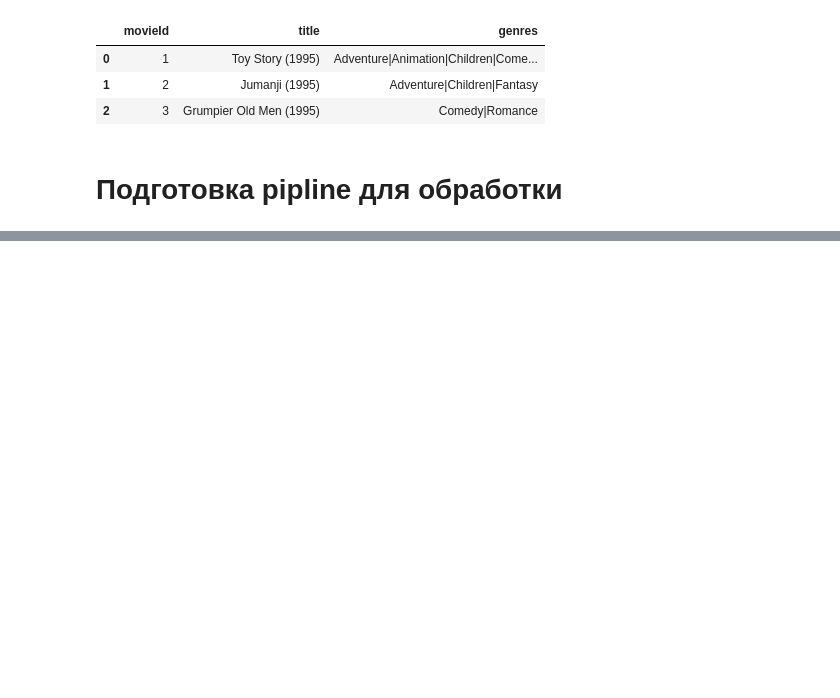
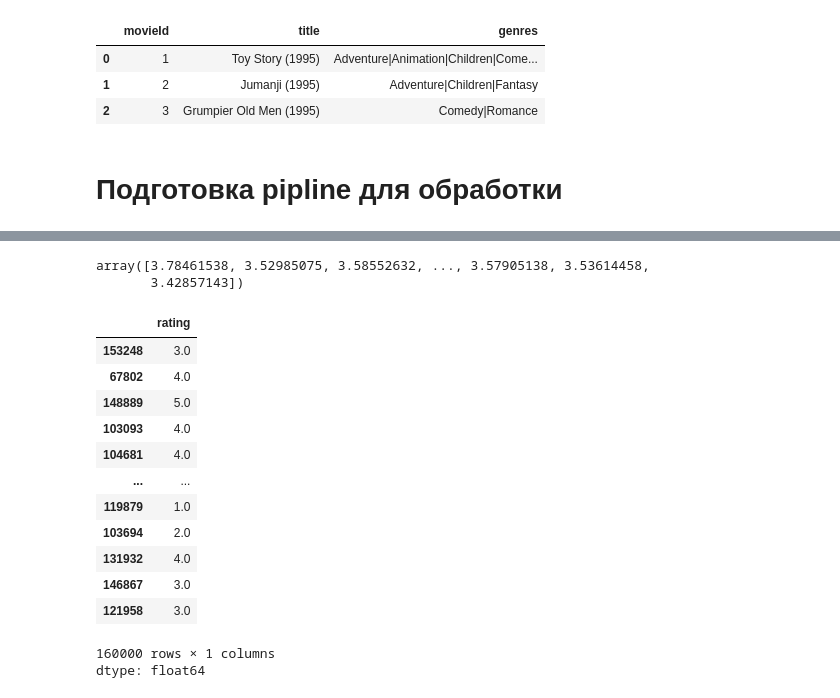
Before and after one commit to aleks-haksly/Simulative, a Jupyter notebook: ML/recomendation.ipynb, the cells around one changed output, grey strips where cells are left out. Saved outputs shown, nothing was run; the diff lists cells and outputs as text; code cells hidden in the pictures; blank space fills up the shorter version.

```diff
--- a/ML/recomendation.ipynb
+++ b/ML/recomendation.ipynb
@@ -180,7 +180,5 @@ X_train, X_test, y_train, y_test = train_test_split(
     X_,
     y_,
     test_size=0.2, # <--- Доля теста к тотал данным
-    shuffle=False  # <--- Мешать ли данные или делить по индексам
+    random_state=42  # <--- Мешать ли данные или делить по индексам
 )
-
-X_train
@@ -201,10 +185,12 @@ X_train
 # %%
 def evalueate_model(y_predicted, y_true):
-  return pd.DataFrame(
-      {
+  result = pd.DataFrame.from_dict({
           "MAE": mean_absolute_error(y_predicted, y_true),
           "MSE": mean_squared_error(y_predicted, y_true),
           "MAPE": mean_absolute_percentage_error(y_predicted, y_true),
-          "R2_score": r2_score(y_predicted, y_true)
-      }
-  )
+          "R2_score": r2_score(y_true, y_predicted )
+  },
+  orient='index', columns=['value'])
+  return result
+# %%
+evalueate_model(pipe.fit(X_train, y_train).predict(X_train), y_train)
@@ -210,0 +203,22 @@ def evalueate_model(y_predicted, y_true):
+# %%
+pipe.fit(X_train, y_train).predict(X_train)
+# %% [output]
+array([3.78461538, 3.52985075, 3.58552632, ..., 3.57905138, 3.53614458,
+       3.42857143])
+# %%
+y_train
+# %% [output]
+|  | rating |
+| 153248 | 3.0 |
+| 67802 | 4.0 |
+| 148889 | 5.0 |
+| 103093 | 4.0 |
+| 104681 | 4.0 |
+| ... | ... |
+| 119879 | 1.0 |
+| 103694 | 2.0 |
+| 131932 | 4.0 |
+| 146867 | 3.0 |
+| 121958 | 3.0 |
+160000 rows × 1 columns
+dtype: float64
```
Also changed, not shown: parts of 4 cells of this notebook.
